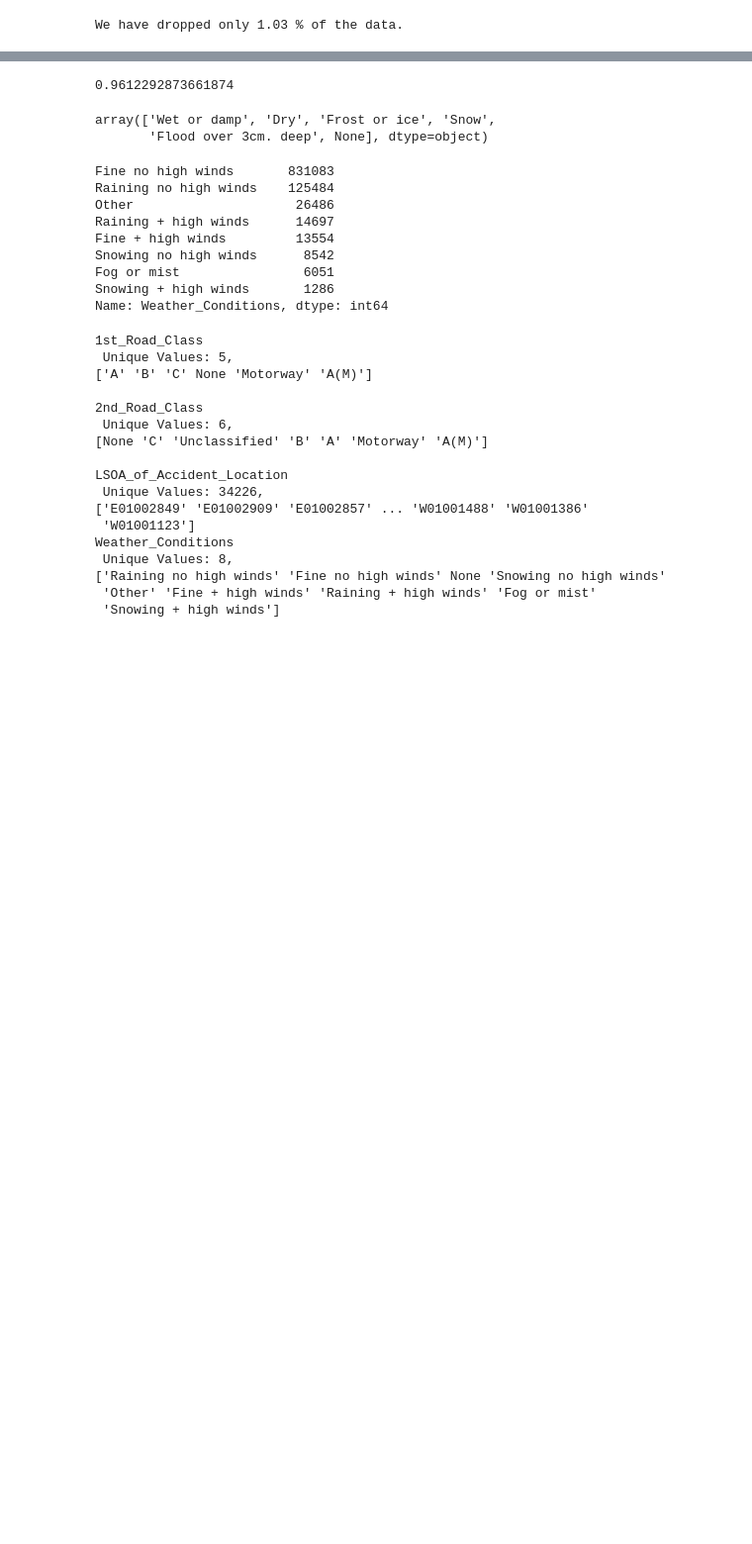
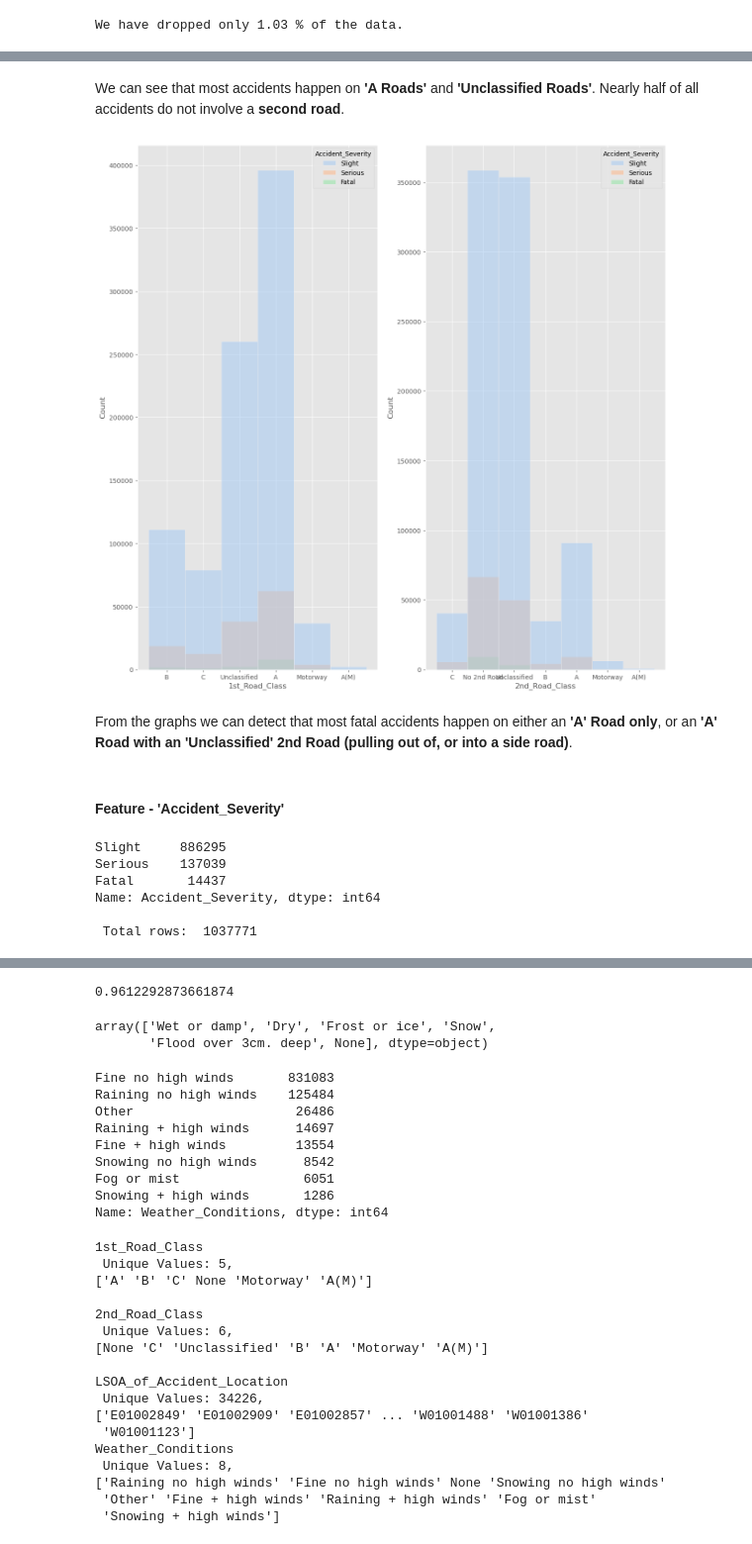
Before and after one commit to kmedri/-Omdena_Predicting_RTC_Severity_main, a Jupyter notebook: Group_1_Predicting_RTC_Severity/Predicting_RTC_Severity.ipynb, the cells around one changed output, grey strips where cells are left out. Shown at 99% size. Cells and saved outputs as stored; diff of their text form; code cells hidden in the pictures; blank space fills up the shorter version.

Commit message:
Updated Predicting_RTC_Severity.ipynb, added RTC_Liverpool_Omdena.ipynb

```diff
--- a/Group_1_Predicting_RTC_Severity/Predicting_RTC_Severity.ipynb
+++ b/Group_1_Predicting_RTC_Severity/Predicting_RTC_Severity.ipynb
@@ -520,0 +587,25 @@ df_accident[cols_upto_3].sample(5)
+# %% [markdown]
+We can see that most accidents happen on **'A Roads'** and **'Unclassified Roads'**. Nearly half of all accidents do not involve a **second road**.
+# %%
+fig, axs = plt.subplots(1, 2, figsize=(15, 15))
+
+sns.histplot(data=df_accident, x='1st_Road_Class', palette='pastel', hue='Accident_Severity', ax=axs[0])
+sns.histplot(data=df_accident, x='2nd_Road_Class', palette='pastel', hue='Accident_Severity', ax=axs[1])
+
+plt.show()
+# %% [output]
+[figure, added]
+# %% [markdown]
+From the graphs we can detect that most fatal accidents happen on either an **'A' Road only**, or an **'A' Road with an 'Unclassified' 2nd Road (pulling out of, or into a side road)**.
+# %% [markdown]
+#### Feature - 'Accident_Severity'
+# %%
+print(df_accident['Accident_Severity'].value_counts(dropna=False, ascending=False))
+print(f'\n Total rows: ', df_accident['Accident_Severity'].count())
+# %% [output]
+Slight     886295
+Serious    137039
+Fatal       14437
+Name: Accident_Severity, dtype: int64
+
+ Total rows:  1037771
```
Also changed, not shown: parts of 36 cells of this notebook, 1 other file.
